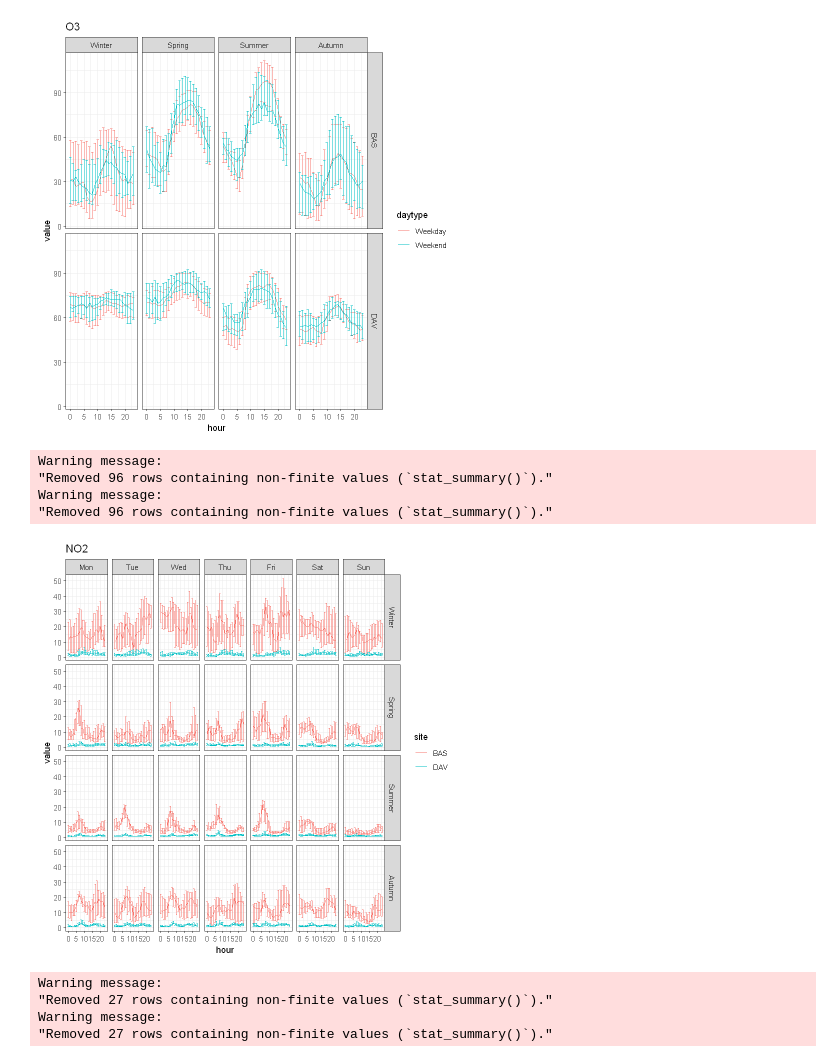
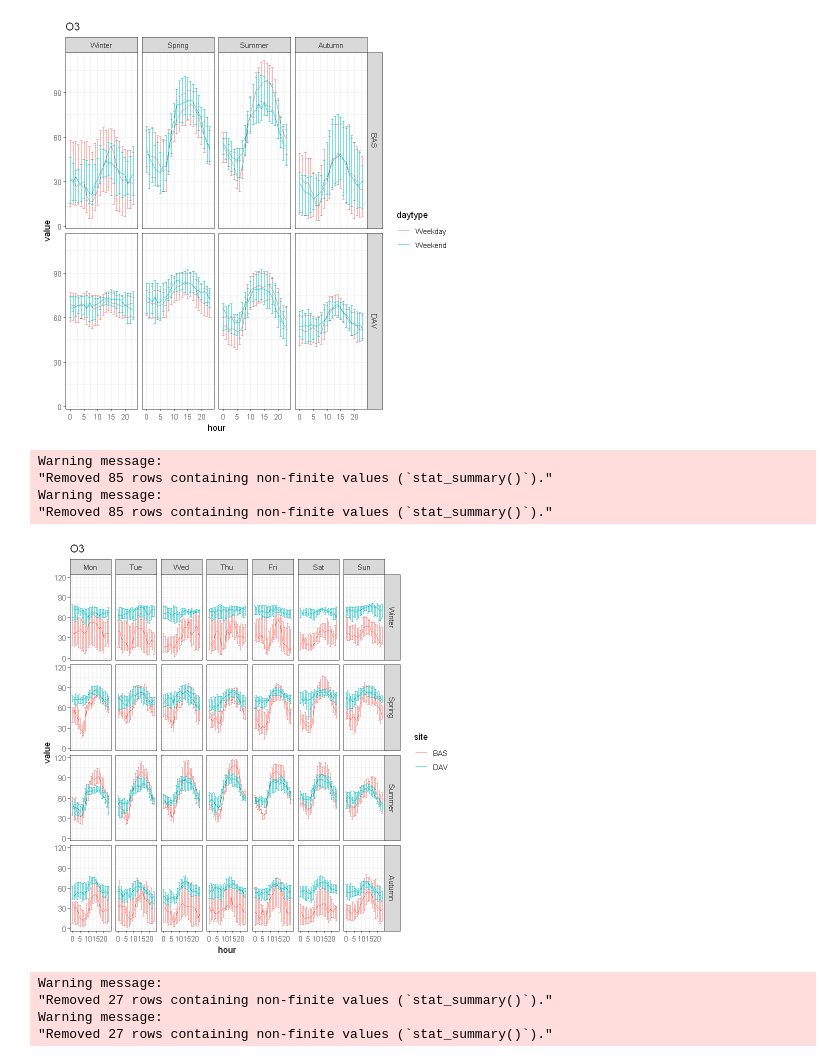
Before and after one commit to matheogodenzi/Air_pollution, a Jupyter notebook: Discovering_data.ipynb, the cells around one changed output. Cells and saved outputs as stored; diff of their text form; code cells hidden in the pictures.

```diff
--- a/Discovering_data.ipynb
+++ b/Discovering_data.ipynb
@@ -467,20 +416,20 @@ Warning message:
 [figure]
 # %%
 all_data_lf %>%
-  filter(variable=="NO2"& !is.na(season)) %>%
+  filter(variable=="O3"& !is.na(season)) %>%
   ggplot(aes(x=hour, y=value, group=site, color=site)) +
   facet_grid(season ~ dayofwk, drop=TRUE) +
   geom_line(stat="summary", fun="median")+
   geom_errorbar(stat="summary",
                 fun.min=Percentile(25),
                 fun.max=Percentile(75))+
-  ggtitle("NO2")
+  ggtitle("O3")
 # %% [output]
 Warning message:
-"Removed 96 rows containing non-finite values (`stat_summary()`)."
+"Removed 85 rows containing non-finite values (`stat_summary()`)."
 Warning message:
-"Removed 96 rows containing non-finite values (`stat_summary()`)."
+"Removed 85 rows containing non-finite values (`stat_summary()`)."
-[figure, old version]
+[figure, new version]
 # %%
 Ox_lf <- all_data_lf %>%
   filter(variable %in% c("O3", "NO2") & season=="Summer") %>%
```
Also changed, not shown: parts of 8 cells of this notebook, 7 other files.
